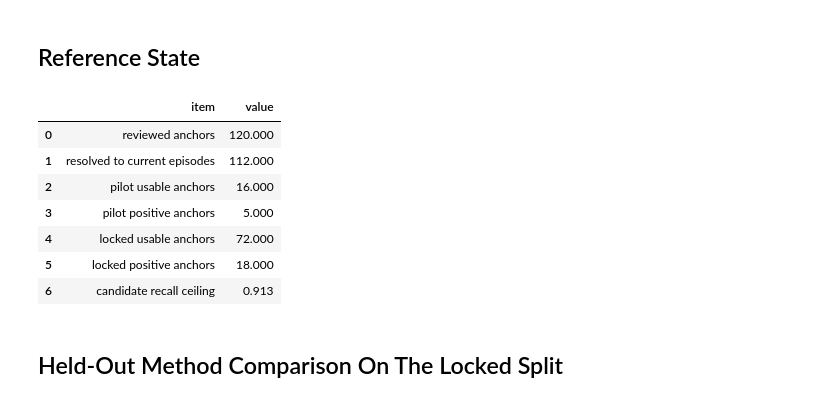
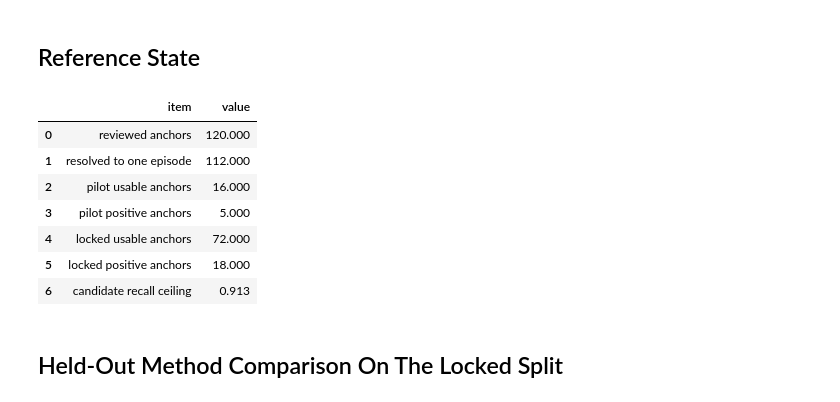
Before and after one commit to ROUSenghak/project-gigalis, a Jupyter notebook: notebooks/12_successor_linkage_and_evaluation.ipynb, the cells around one changed output. Cells and saved outputs as stored; diff of their text form; code cells hidden in the pictures.

```diff
--- a/notebooks/12_successor_linkage_and_evaluation.ipynb
+++ b/notebooks/12_successor_linkage_and_evaluation.ipynb
@@ -65,17 +65,17 @@ validation_methods
 # %%
 pd.DataFrame([
     {'item': 'reviewed anchors', 'value': manifest['reviewed_anchors']},
-    {'item': 'resolved to current episodes', 'value': manifest['remap']['resolved_to_current_episodes']},
+    {'item': 'resolved to one episode', 'value': manifest['remap']['resolved_to_current_episodes']},
     {'item': 'pilot usable anchors', 'value': manifest['splits']['dev']['usable_anchors']},
     {'item': 'pilot positive anchors', 'value': manifest['splits']['dev']['positive_anchors']},
     {'item': 'locked usable anchors', 'value': manifest['splits']['validation']['usable_anchors']},
     {'item': 'locked positive anchors', 'value': manifest['splits']['validation']['positive_anchors']},
     {'item': 'candidate recall ceiling', 'value': manifest['candidate_reachability']['candidate_generation_recall_ceiling']},
 ])
 # %% [output]
 |  | item | value |
 | 0 | reviewed anchors | 120.000 |
-| 1 | resolved to current episodes | 112.000 |
+| 1 | resolved to one episode | 112.000 |
 | 2 | pilot usable anchors | 16.000 |
 | 3 | pilot positive anchors | 5.000 |
 | 4 | locked usable anchors | 72.000 |
```
Also changed, not shown: parts of 2 cells of this notebook, 22 other files.
